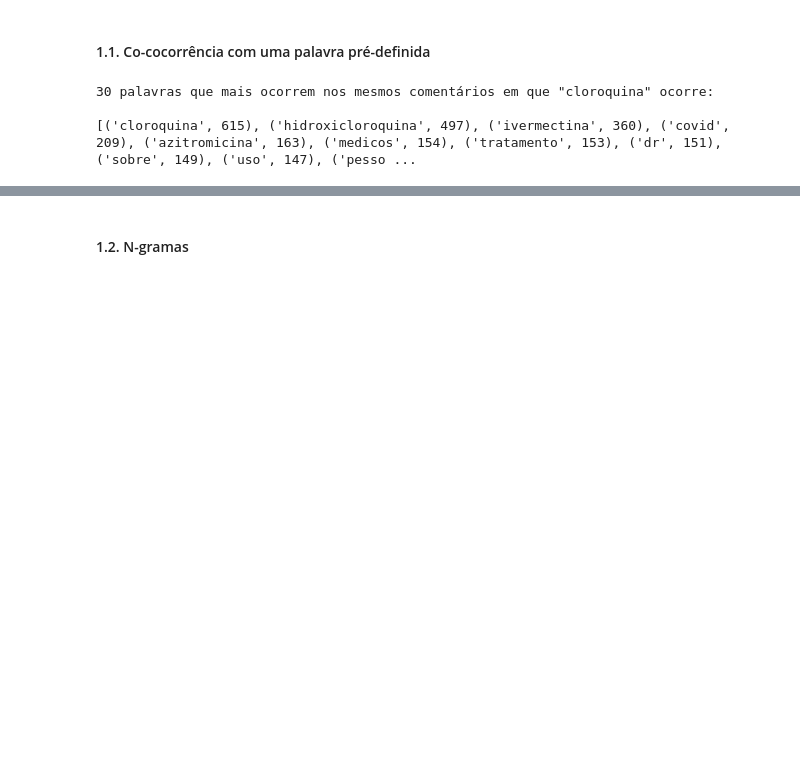
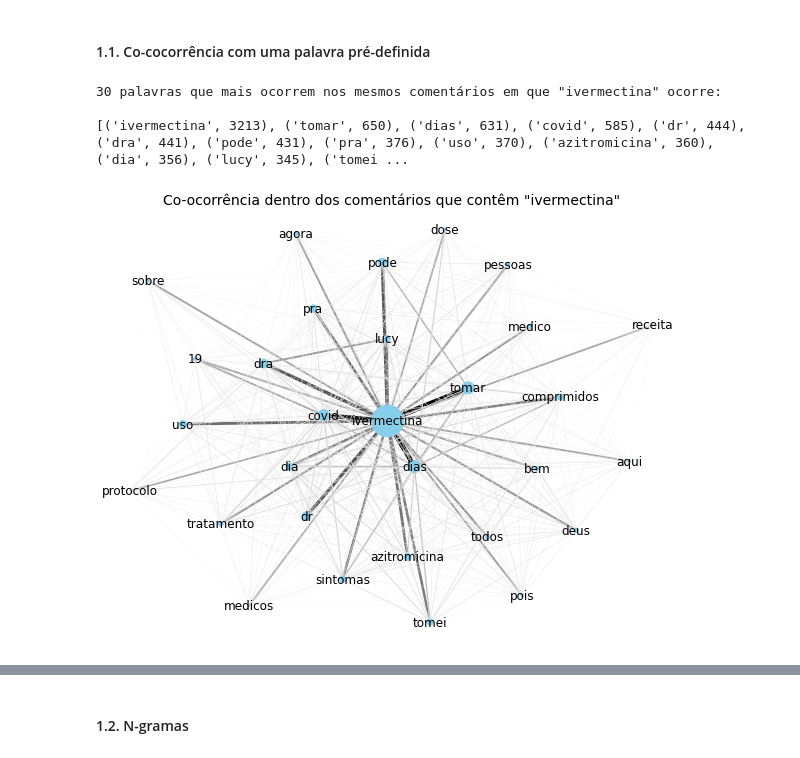
Before and after one commit to PIIMR-CDA/analises, a Jupyter notebook: youtube/co_occurence.ipynb, the cells around one changed output, grey strips where cells are left out. Saved outputs shown, nothing was run; the diff lists cells and outputs as text; code cells hidden in the pictures; blank space fills up the shorter version.

```diff
--- a/youtube/co_occurence.ipynb
+++ b/youtube/co_occurence.ipynb
@@ -105,18 +108,42 @@ for channel, group in comments.groupby('uploader'):
 # %% [markdown]
 #### 1.1. Co-cocorrência com uma palavra pré-definida
 # %%
-target = 'cloroquina'
+target = 'ivermectina'
 
 X, labels = word_occurence_matrix(text, target=target, stop_words=stop_words)
 
 word_count = X.sum(axis=0) #no. of comments containing A in which each word appears
-word_count = sorted(zip(labels, word_count), reverse=True, key=lambda tupl : tupl[1])
+most_freq_zipped = sorted(zip(word_count, labels, X.T), reverse=True)[:N]
+word_count, labels, X_t = zip(*most_freq_zipped)
+
 print(f'{N} palavras que mais ocorrem nos mesmos comentários em que "{target}" ocorre:\n')
-print(word_count[:N])
+print(list(zip(labels, word_count))[:N])
+
+X = np.vstack(X_t).T #After unzip, X_t is (words x comments)
+co_X = co_occurence_matrix(X)
 # %% [output]
-30 palavras que mais ocorrem nos mesmos comentários em que "cloroquina" ocorre:
+30 palavras que mais ocorrem nos mesmos comentários em que "ivermectina" ocorre:
 
-[('cloroquina', 615), ('hidroxicloroquina', 497), ('ivermectina', 360), ('covid', 209), ('azitromicina', 163), ('medicos', 154), ('tratamento', 153), ('dr', 151), ('sobre', 149), ('uso', 147), ('pesso ...
+[('ivermectina', 3213), ('tomar', 650), ('dias', 631), ('covid', 585), ('dr', 444), ('dra', 441), ('pode', 431), ('pra', 376), ('uso', 370), ('azitromicina', 360), ('dia', 356), ('lucy', 345), ('tomei ...
+# %%
+G = nx.Graph()
+
+for i, row in enumerate(co_X):
+    for j, co in enumerate(co_X[i]):
+        G.add_edge(labels[i], labels[j], weight=(co))
+
+edges, weights = zip(*nx.get_edge_attributes(G,'weight').items())
+norm_weights = (weights - min(weights)) / (max(weights) - min(weights))
+norm_count = (word_count - min(word_count)) / (max(word_count) - min(word_count))
+
+plt.figure(figsize=(8,6))
+nx.draw(G, with_labels=True, node_color='skyblue', edgelist=edges, width=norm_weights*5,
+        edge_color=norm_weights, edge_cmap=cm.get_cmap('binary'), node_size=norm_count*1000,
+        pos = nx.spring_layout(G, k=1))
+plt.title(f'Co-ocorrência dentro dos comentários que contêm "{target}"', fontsize=14)
+plt.show()
+# %% [output]
+[figure, added]
 # %%
 cc_by_channel = []
 cc_channels = []
```
Also changed, not shown: parts of 6 cells of this notebook, 1 other file.
